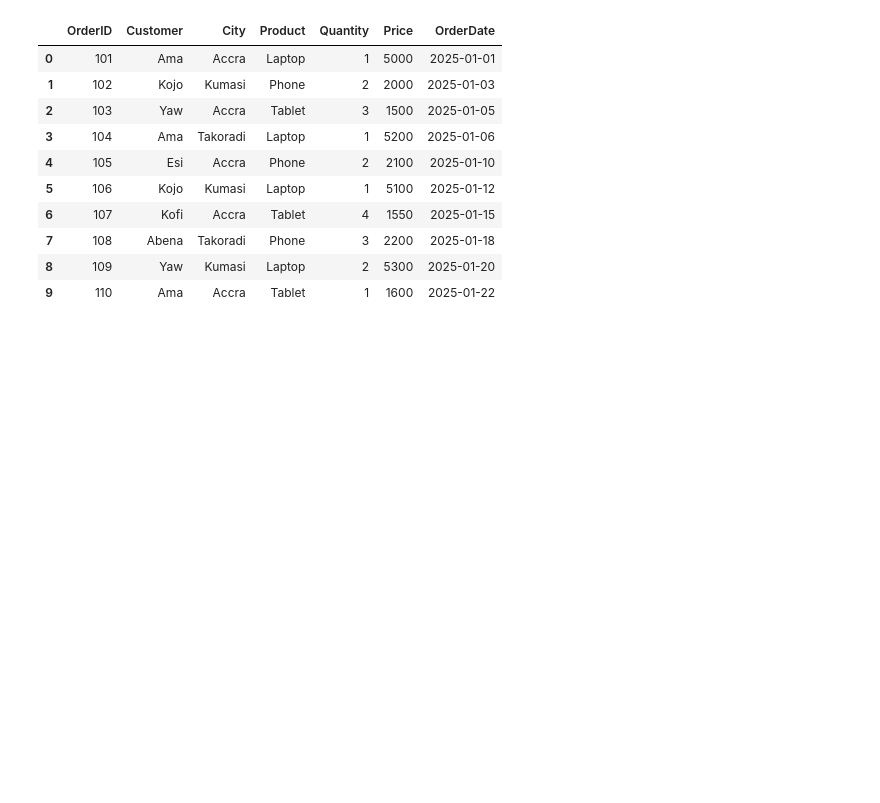
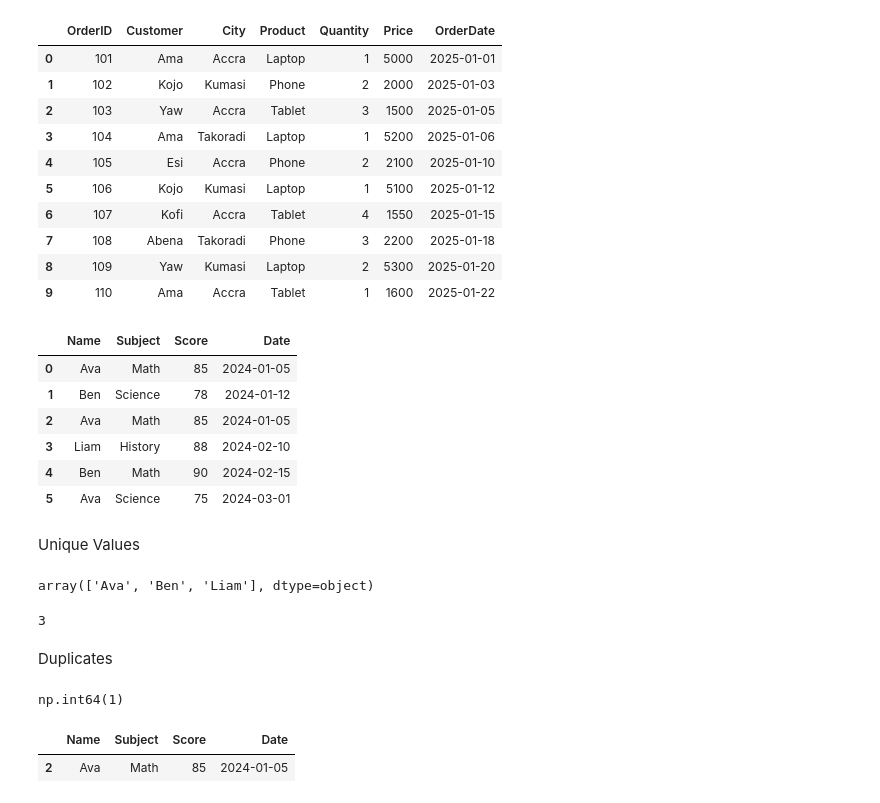
Before and after one commit to llawlaw23/Python_101, a Jupyter notebook: Python.ipynb, the cells around one changed output. Drawn from its saved outputs; the diff is of its cells as text; code cells hidden in the pictures; blank space fills up the shorter version.

```diff
--- a/Python.ipynb
+++ b/Python.ipynb
@@ -2182,0 +2185,29 @@ orders["Day"] = orders["OrderDate"].dt.day
+# %%
+data = {
+    "Name": ["Ava", "Ben", "Ava", "Liam", "Ben", "Ava"],
+    "Subject": ["Math", "Science", "Math", "History", "Math", "Science"],
+    "Score": [85, 78, 85, 88, 90, 75],
+    "Date": ["2024-01-05", "2024-01-12", "2024-01-05", "2024-02-10", "2024-02-15", "2024-03-01"]
+}
+df = pd.DataFrame(data)
+df
+# %% [output]
+|  | Name | Subject | Score | Date |
+| 0 | Ava | Math | 85 | 2024-01-05 |
+| 1 | Ben | Science | 78 | 2024-01-12 |
+| 2 | Ava | Math | 85 | 2024-01-05 |
+| 3 | Liam | History | 88 | 2024-02-10 |
+| 4 | Ben | Math | 90 | 2024-02-15 |
+| 5 | Ava | Science | 75 | 2024-03-01 |
+# %% [markdown]
+Unique Values
+# %%
+df["Name"].unique()
+# %% [output]
+array(['Ava', 'Ben', 'Liam'], dtype=object)
+# %%
+df["Name"].nunique()
+# %% [output]
+3
+# %% [markdown]
+Duplicates
@@ -2182,0 +2217,11 @@ orders["Day"] = orders["OrderDate"].dt.day
+# %%
+# Counting duplicates
+df.duplicated().sum()
+# %% [output]
+np.int64(1)
+# %%
+# view only the duplicated rows
+df[df.duplicated()]
+# %% [output]
+|  | Name | Subject | Score | Date |
+| 2 | Ava | Math | 85 | 2024-01-05 |
```
Also changed, not shown: parts of 17 cells of this notebook.
